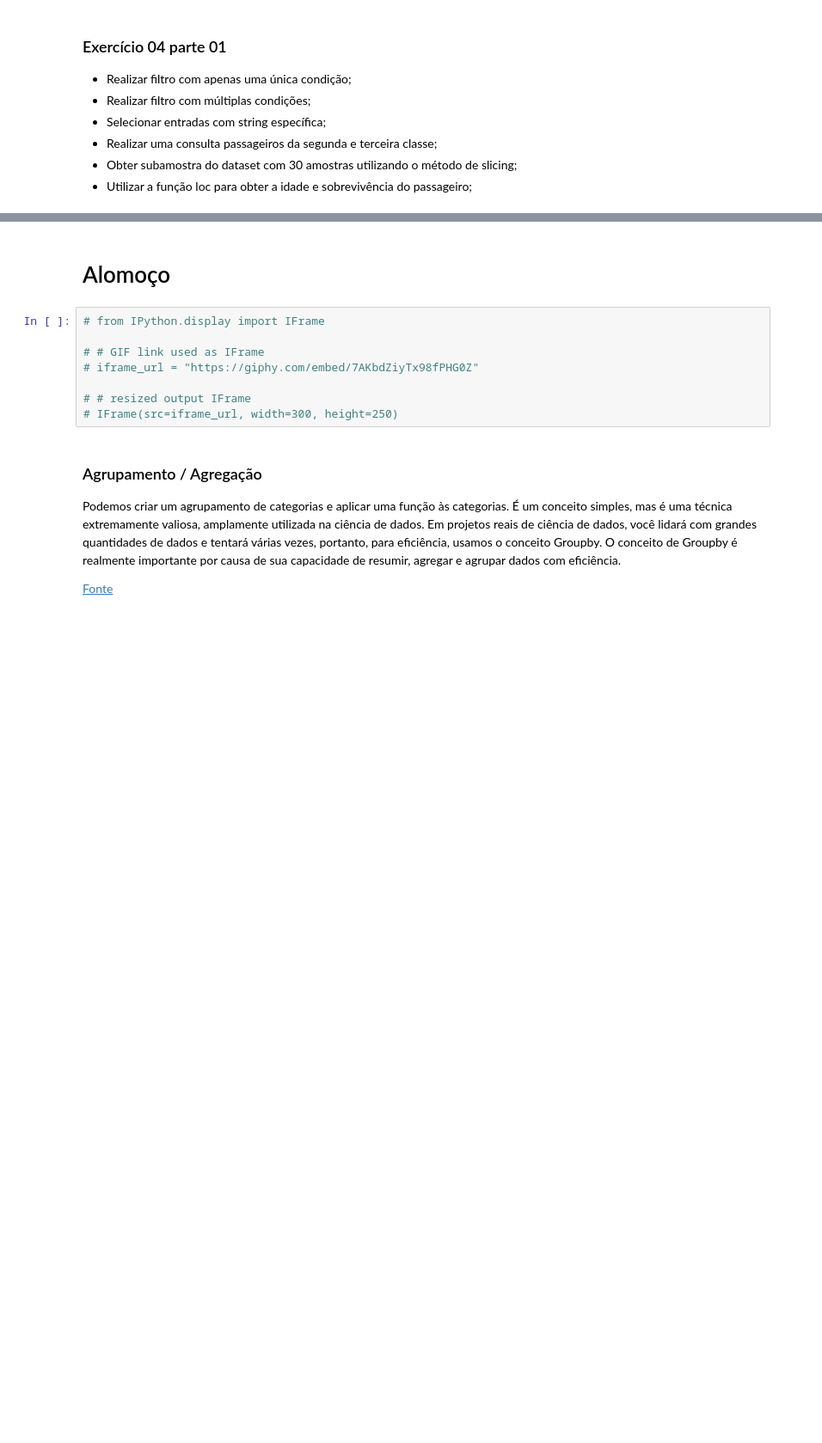
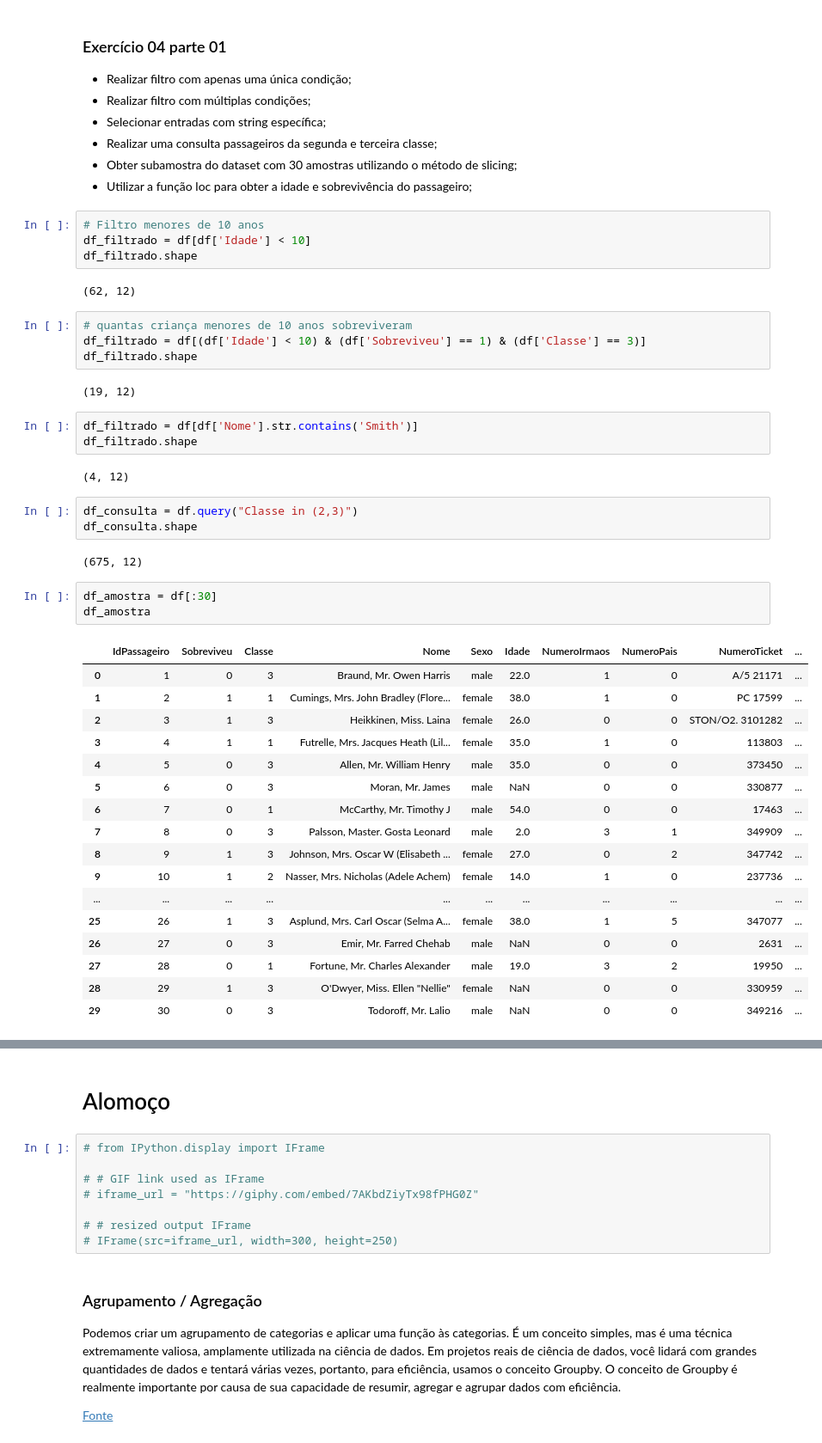
Before and after one commit to reprograma/on26-python-s12-pandas-numpy-II, a Jupyter notebook: material/aula_s12.ipynb, the cells around one changed output, grey strips where cells are left out. Shown at 86% size. Saved outputs shown, nothing was run; the diff lists cells and outputs as text; blank space fills up the shorter version.

```diff
--- a/material/aula_s12.ipynb
+++ b/material/aula_s12.ipynb
@@ -192,3 +302,46 @@ df.iloc[[0,1],:]
 - Realizar uma consulta passageiros da segunda e terceira classe;
 - Obter subamostra do dataset com 30 amostras utilizando o método de slicing;
 - Utilizar a função loc para obter a idade e sobrevivência do passageiro;
+# %%
+# Filtro menores de 10 anos
+df_filtrado = df[df['Idade'] < 10]
+df_filtrado.shape
+# %% [output]
+(62, 12)
+# %%
+# quantas criança menores de 10 anos sobreviveram
+df_filtrado = df[(df['Idade'] < 10) & (df['Sobreviveu'] == 1) & (df['Classe'] == 3)]
+df_filtrado.shape
+# %% [output]
+(19, 12)
+# %%
+df_filtrado = df[df['Nome'].str.contains('Smith')]
+df_filtrado.shape
+# %% [output]
+(4, 12)
+# %%
+df_consulta = df.query("Classe in (2,3)")
+df_consulta.shape
+# %% [output]
+(675, 12)
+# %%
+df_amostra = df[:30]
+df_amostra
+# %% [output]
+|  | IdPassageiro | Sobreviveu | Classe | Nome | Sexo | Idade | NumeroIrmaos | NumeroPais | NumeroTicket | ... |
+| 0 | 1 | 0 | 3 | Braund, Mr. Owen Harris | male | 22.0 | 1 | 0 | A/5 21171 | ... |
+| 1 | 2 | 1 | 1 | Cumings, Mrs. John Bradley (Flore... | female | 38.0 | 1 | 0 | PC 17599 | ... |
+| 2 | 3 | 1 | 3 | Heikkinen, Miss. Laina | female | 26.0 | 0 | 0 | STON/O2. 3101282 | ... |
+| 3 | 4 | 1 | 1 | Futrelle, Mrs. Jacques Heath (Lil... | female | 35.0 | 1 | 0 | 113803 | ... |
+| 4 | 5 | 0 | 3 | Allen, Mr. William Henry | male | 35.0 | 0 | 0 | 373450 | ... |
+| 5 | 6 | 0 | 3 | Moran, Mr. James | male | NaN | 0 | 0 | 330877 | ... |
+| 6 | 7 | 0 | 1 | McCarthy, Mr. Timothy J | male | 54.0 | 0 | 0 | 17463 | ... |
+| 7 | 8 | 0 | 3 | Palsson, Master. Gosta Leonard | male | 2.0 | 3 | 1 | 349909 | ... |
+| 8 | 9 | 1 | 3 | Johnson, Mrs. Oscar W (Elisabeth ... | female | 27.0 | 0 | 2 | 347742 | ... |
+| 9 | 10 | 1 | 2 | Nasser, Mrs. Nicholas (Adele Achem) | female | 14.0 | 1 | 0 | 237736 | ... |
+| ... | ... | ... | ... | ... | ... | ... | ... | ... | ... | ... |
+| 25 | 26 | 1 | 3 | Asplund, Mrs. Carl Oscar (Selma A... | female | 38.0 | 1 | 5 | 347077 | ... |
+| 26 | 27 | 0 | 3 | Emir, Mr. Farred Chehab | male | NaN | 0 | 0 | 2631 | ... |
+| 27 | 28 | 0 | 1 | Fortune, Mr. Charles Alexander | male | 19.0 | 3 | 2 | 19950 | ... |
+| 28 | 29 | 1 | 3 | O'Dwyer, Miss. Ellen "Nellie" | female | NaN | 0 | 0 | 330959 | ... |
+| 29 | 30 | 0 | 3 | Todoroff, Mr. Lalio | male | NaN | 0 | 0 | 349216 | ... |
```
Also changed, not shown: parts of 43 cells of this notebook, 2 other files.
